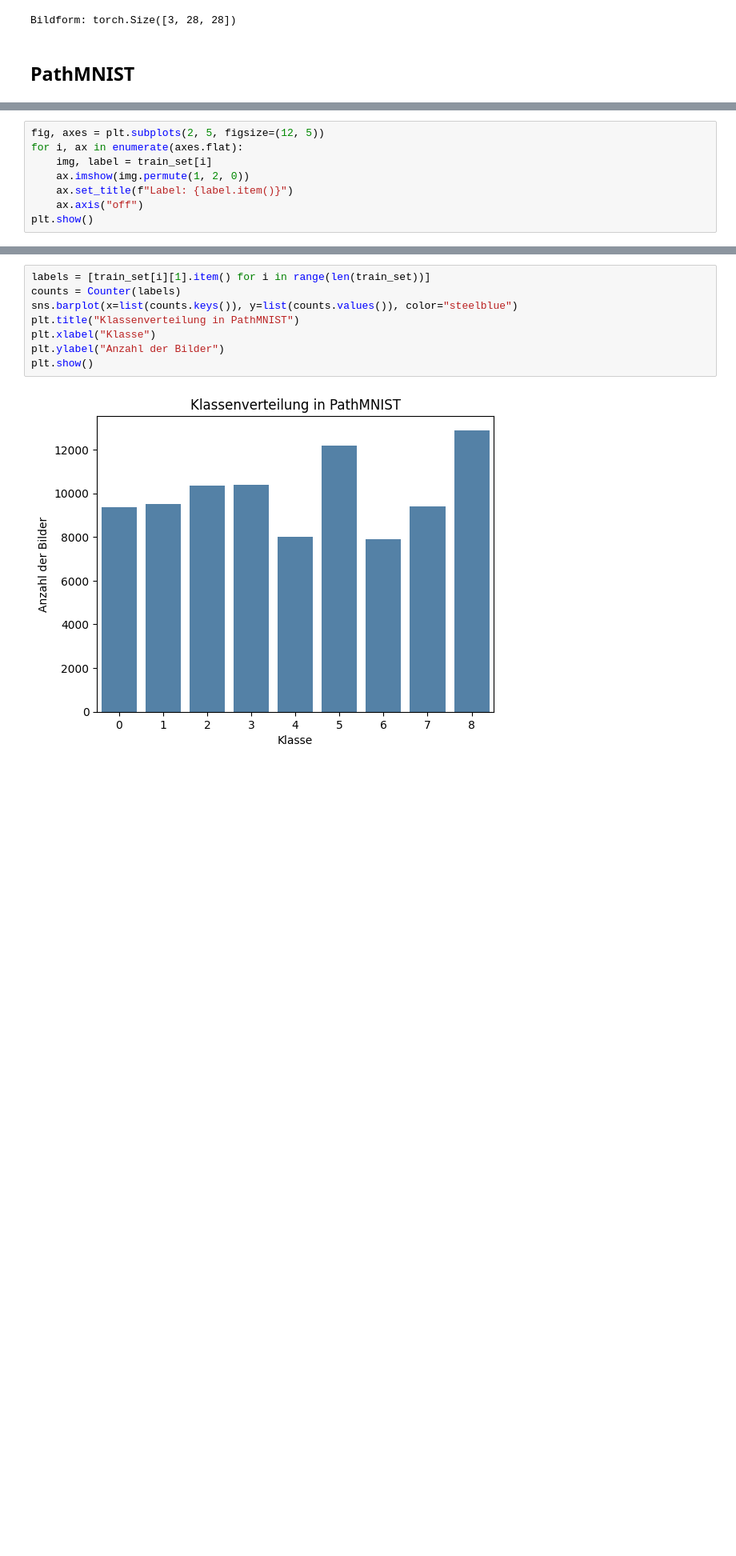
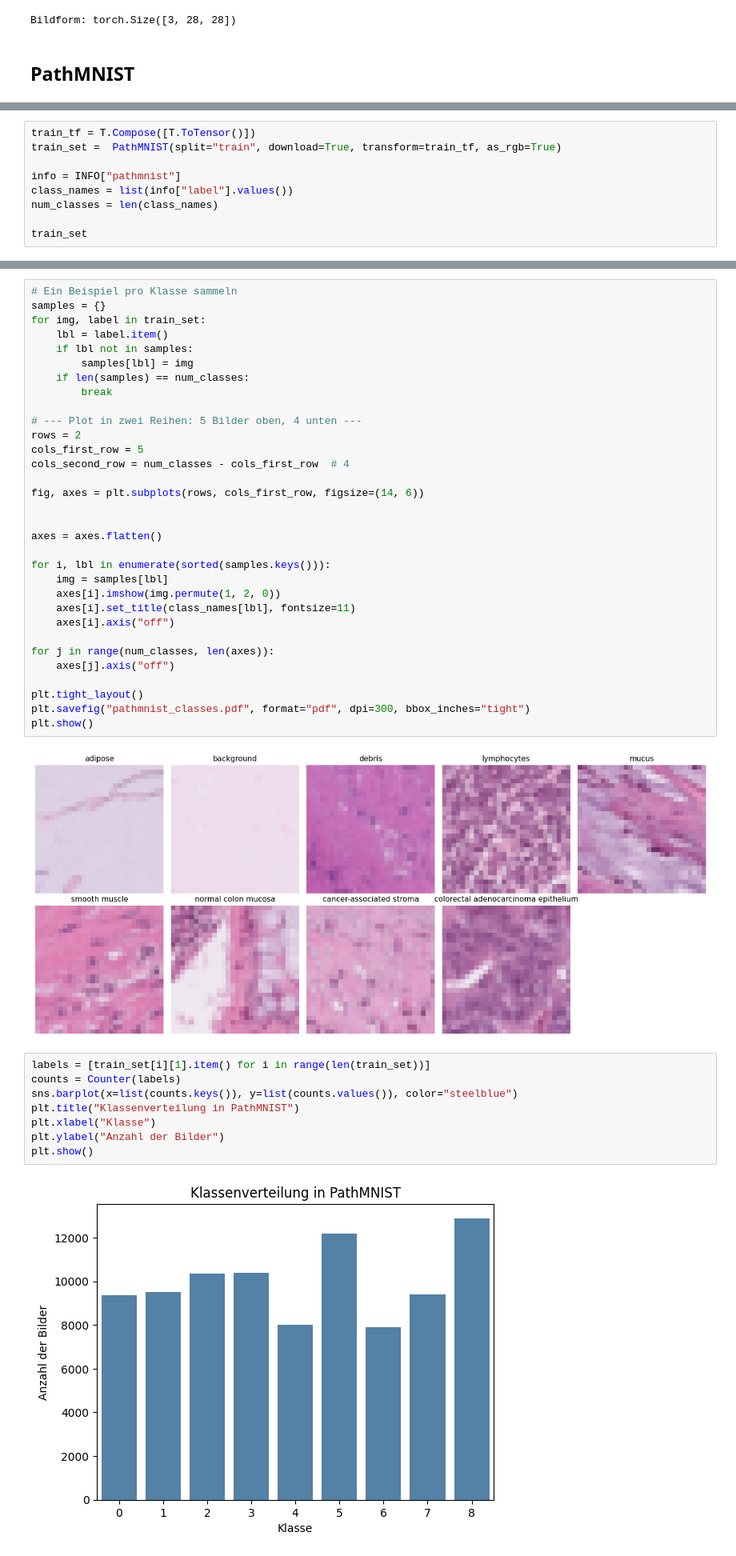
Before and after one commit to NikitaZhmurko/NAS-MEDIMG, a Jupyter notebook: notebooks/Analysis_medmnist.ipynb, the cells around one changed output, grey strips where cells are left out. Shown at 80% size. Drawn from its saved outputs; the diff is of its cells as text; blank space fills up the shorter version.

```diff
--- a/notebooks/Analysis_medmnist.ipynb
+++ b/notebooks/Analysis_medmnist.ipynb
@@ -71,9 +76,10 @@ Dataset PathMNIST of size 28 (pathmnist)
 # %%
-fig, axes = plt.subplots(2, 5, figsize=(12, 5))
-for i, ax in enumerate(axes.flat):
-    img, label = train_set[i]
-    ax.imshow(img.permute(1, 2, 0))
-    ax.set_title(f"Label: {label.item()}")
-    ax.axis("off")
-plt.show()
+train_tf = T.Compose([T.ToTensor()])
+train_set =  PathMNIST(split="train", download=True, transform=train_tf, as_rgb=True)
+
+info = INFO["pathmnist"]
+class_names = list(info["label"].values())
+num_classes = len(class_names)
+
+train_set
 # %% [output]
@@ -81,3 +96,37 @@ plt.show()
+# %%
+# Ein Beispiel pro Klasse sammeln
+samples = {}
+for img, label in train_set:
+    lbl = label.item()
+    if lbl not in samples:
+        samples[lbl] = img
+    if len(samples) == num_classes:
+        break
+
+# --- Plot in zwei Reihen: 5 Bilder oben, 4 unten ---
+rows = 2
+cols_first_row = 5
+cols_second_row = num_classes - cols_first_row  # 4
+
+fig, axes = plt.subplots(rows, cols_first_row, figsize=(14, 6))
+
+
+axes = axes.flatten()
+
+for i, lbl in enumerate(sorted(samples.keys())):
+    img = samples[lbl]
+    axes[i].imshow(img.permute(1, 2, 0))
+    axes[i].set_title(class_names[lbl], fontsize=11)
+    axes[i].axis("off")
+
+for j in range(num_classes, len(axes)):
+    axes[j].axis("off")
+
+plt.tight_layout()
+plt.savefig("pathmnist_classes.pdf", format="pdf", dpi=300, bbox_inches="tight")
+plt.show()
+# %% [output]
+[figure, added]
 # %%
 labels = [train_set[i][1].item() for i in range(len(train_set))]
 counts = Counter(labels)
```
Also changed, not shown: parts of 5 cells of this notebook, 6 other files.
